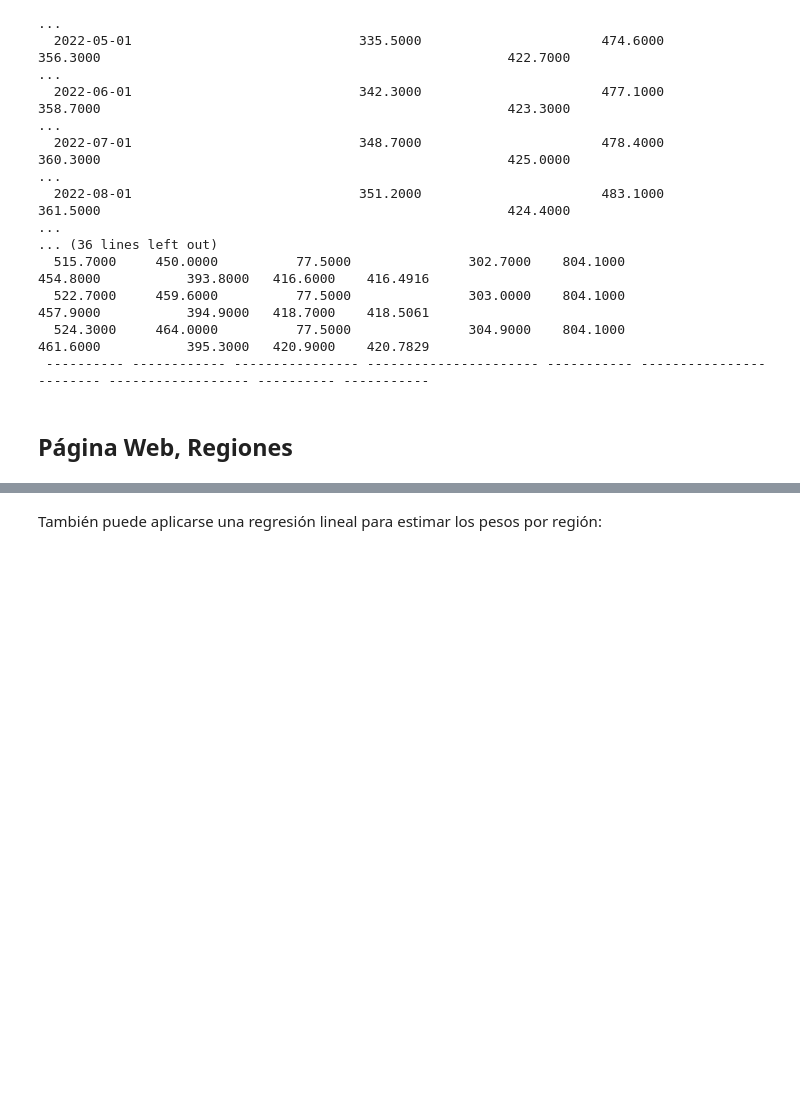
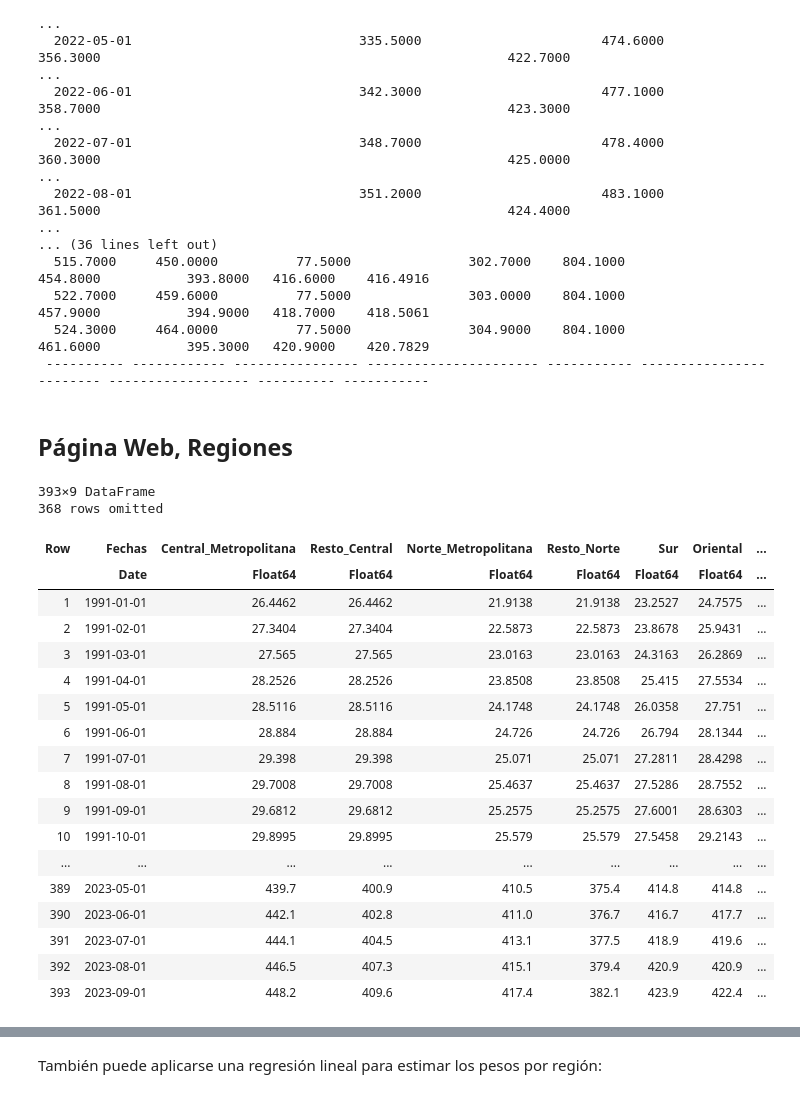
Before and after one commit to ElvisCasco/IPC_Honduras, a Jupyter notebook: Inflacion_Componentes_Webpage.ipynb, the cells around one changed output, grey strips where cells are left out. Cells and saved outputs as stored; diff of their text form; code cells hidden in the pictures; blank space fills up the shorter version.

```diff
--- a/Inflacion_Componentes_Webpage.ipynb
+++ b/Inflacion_Componentes_Webpage.ipynb
@@ -207,38 +208,60 @@ df_cpi_regiones = df_cpi_regiones.dropna(axis=1)
 df_cpi_regiones = df_cpi_regiones.drop(df_cpi_regiones.index[0])
 
 # Rename columns
 df_cpi_regiones.columns = [
     "Fechas",
     "Central_Metropolitana",
     "Resto_Central",
     "Norte_Metropolitana",
     "Resto_Norte",
     "Sur",
     "Oriental",
     "Occidental",
     "IPC"];
 
-# # To DataFrame
+# To DataFrame
 df_cpi_regiones = DataFrames.DataFrame([col => Base.collect(df_cpi_regiones[col]) for col in df_cpi_regiones.columns])
 df_cpi_regiones = df_cpi_regiones[2:end,:]
 
 # # Drop rows containing "PROMEDIO"
 df_cpi_regiones = DataFrames.filter(
-	row -> row.Fechas != "PROMEDIO", df_cpi_regiones)
+	row -> row.Fechas != "Promedio", df_cpi_regiones)
 
-# # Add months as date
+# Add months as date
 df_cpi_regiones.Fechas = Base.collect(Dates.Date(1991,1,1):Dates.Month(1):Dates.Date(1991,1,1)+Dates.Month(size(df_cpi_regiones)[1]-1))
 # df_cpi_regiones = df_cpi_regiones[:,vcat(size(df_cpi_regiones)[2],collect(2:size(df_cpi_regiones)[2]-1))]
 
 # Guardar en archivo y leer en formato correcto
 CSV.write(
-	wd * "/Data/Base/data_regiones_web.csv",
+	wd * "/Results/data_regiones_web.csv",
 	delim = ';',
 	df_cpi_regiones);
 df_cpi_regiones = CSV.read(
 	#dir * "./Data/Base/data.csv",
-	wd * "/Data/Base/data_regiones_web.csv",
+	wd * "/Results/data_regiones_web.csv",
 	DataFrames.DataFrame);
+df_cpi_regiones
+# %% [output]
+393×9 DataFrame
+368 rows omitted
+| Row | Fechas | Central_Metropolitana | Resto_Central | Norte_Metropolitana | Resto_Norte | Sur | Oriental | ... |
+|  | Date | Float64 | Float64 | Float64 | Float64 | Float64 | Float64 | ... |
+| 1 | 1991-01-01 | 26.4462 | 26.4462 | 21.9138 | 21.9138 | 23.2527 | 24.7575 | ... |
+| 2 | 1991-02-01 | 27.3404 | 27.3404 | 22.5873 | 22.5873 | 23.8678 | 25.9431 | ... |
+| 3 | 1991-03-01 | 27.565 | 27.565 | 23.0163 | 23.0163 | 24.3163 | 26.2869 | ... |
+| 4 | 1991-04-01 | 28.2526 | 28.2526 | 23.8508 | 23.8508 | 25.415 | 27.5534 | ... |
+| 5 | 1991-05-01 | 28.5116 | 28.5116 | 24.1748 | 24.1748 | 26.0358 | 27.751 | ... |
+| 6 | 1991-06-01 | 28.884 | 28.884 | 24.726 | 24.726 | 26.794 | 28.1344 | ... |
+| 7 | 1991-07-01 | 29.398 | 29.398 | 25.071 | 25.071 | 27.2811 | 28.4298 | ... |
+| 8 | 1991-08-01 | 29.7008 | 29.7008 | 25.4637 | 25.4637 | 27.5286 | 28.7552 | ... |
+| 9 | 1991-09-01 | 29.6812 | 29.6812 | 25.2575 | 25.2575 | 27.6001 | 28.6303 | ... |
+| 10 | 1991-10-01 | 29.8995 | 29.8995 | 25.579 | 25.579 | 27.5458 | 29.2143 | ... |
+| ... | ... | ... | ... | ... | ... | ... | ... | ... |
+| 389 | 2023-05-01 | 439.7 | 400.9 | 410.5 | 375.4 | 414.8 | 414.8 | ... |
+| 390 | 2023-06-01 | 442.1 | 402.8 | 411.0 | 376.7 | 416.7 | 417.7 | ... |
+| 391 | 2023-07-01 | 444.1 | 404.5 | 413.1 | 377.5 | 418.9 | 419.6 | ... |
+| 392 | 2023-08-01 | 446.5 | 407.3 | 415.1 | 379.4 | 420.9 | 420.9 | ... |
+| 393 | 2023-09-01 | 448.2 | 409.6 | 417.4 | 382.1 | 423.9 | 422.4 | ... |
 # %%
 tipo = "line";
 grupos2 = DataFrames.DataFrame(
```
Also changed, not shown: parts of 13 cells of this notebook, 4 other files.
